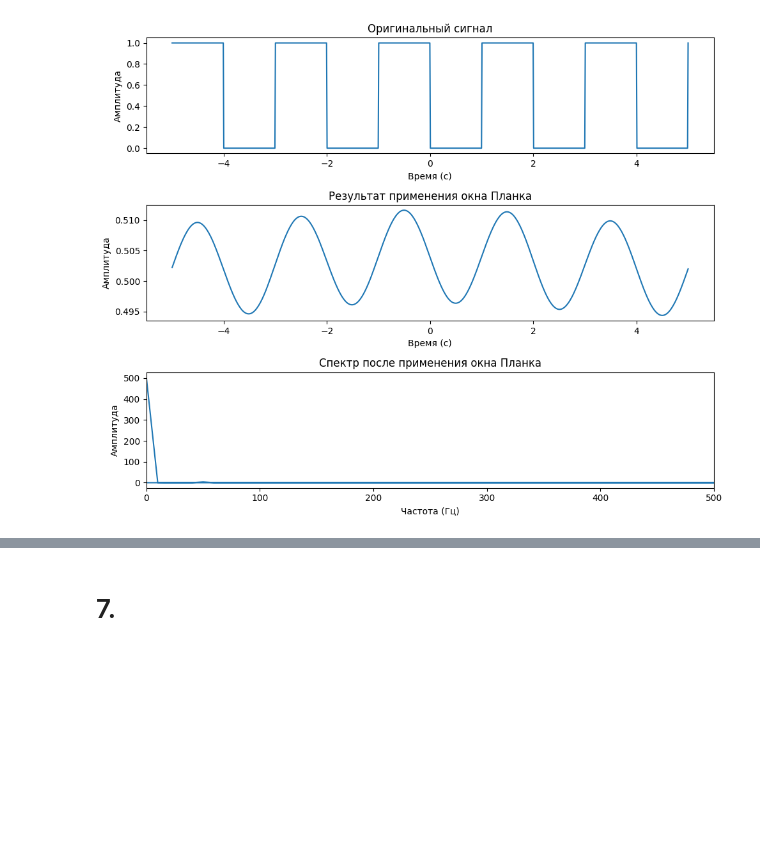
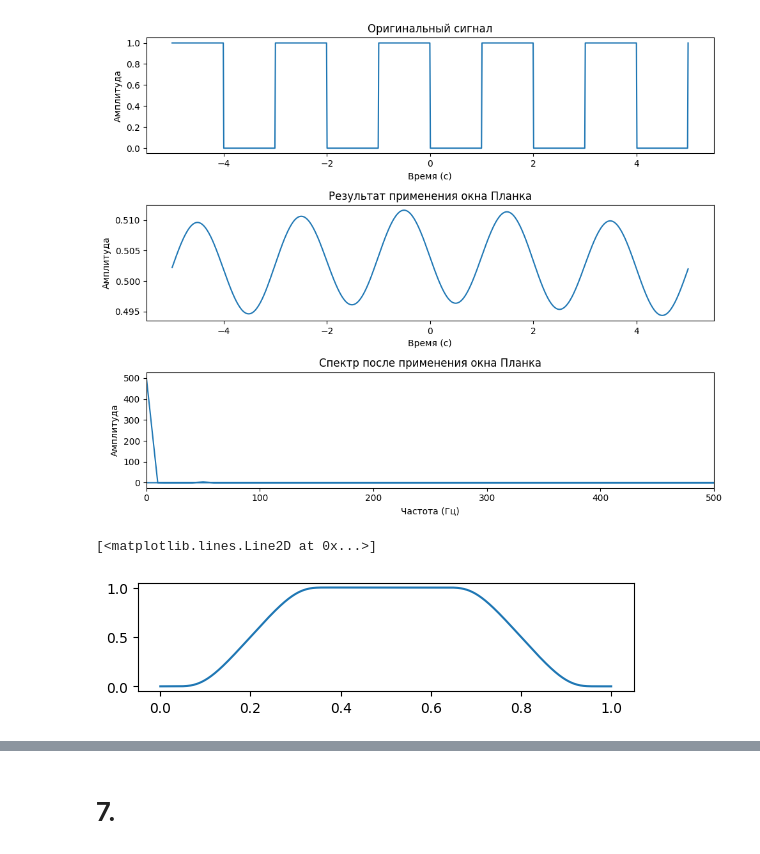
Before and after one commit to KadilenkoIvan/digital_signal_processing, a Jupyter notebook: lab4/1.ipynb, the cells around one changed output, grey strips where cells are left out. Cells and saved outputs as stored; diff of their text form; code cells hidden in the pictures; blank space fills up the shorter version.

```diff
--- a/lab4/1.ipynb
+++ b/lab4/1.ipynb
@@ -411,3 +444,11 @@ plt.tight_layout()
 plt.show()
 # %% [output]
 [figure]
+# %%
+window = get_planck(N=len(t), epsilon=0.4)
+
+plt.subplot(3, 1, 1)
+plt.plot(t, window)
+# %% [output]
+[<matplotlib.lines.Line2D at 0x...>]
+[figure, added]
```
Also changed, not shown: parts of 11 cells of this notebook, 4 other files.
